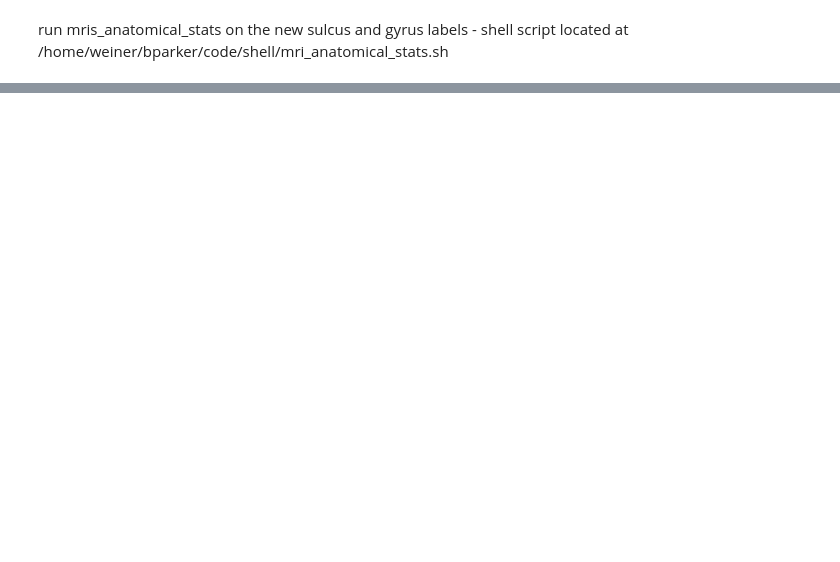
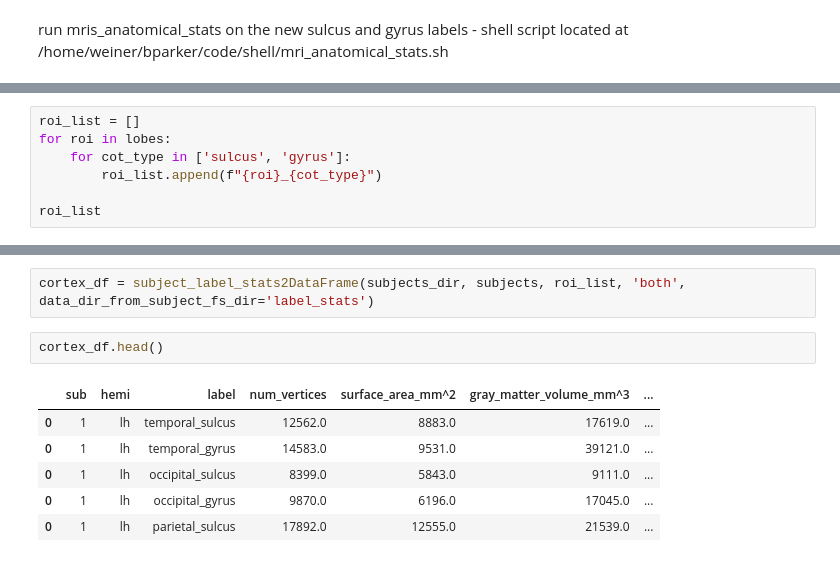
Before and after one commit to b-parker/CNL_scalpel, a Jupyter notebook: notebooks/curvature_difference.ipynb, the cells around one changed output, grey strips where cells are left out. Saved outputs shown, nothing was run; the diff lists cells and outputs as text; blank space fills up the shorter version.

```diff
--- a/notebooks/curvature_difference.ipynb
+++ b/notebooks/curvature_difference.ipynb
@@ -245,0 +242,7 @@ run mris_anatomical_stats on the new sulcus and gyrus labels - shell script loca
+# %%
+roi_list = []
+for roi in lobes:
+    for cot_type in ['sulcus', 'gyrus']:
+        roi_list.append(f"{roi}_{cot_type}")
+
+roi_list
@@ -245,0 +262,11 @@ run mris_anatomical_stats on the new sulcus and gyrus labels - shell script loca
+# %%
+cortex_df = subject_label_stats2DataFrame(subjects_dir, subjects, roi_list, 'both', data_dir_from_subject_fs_dir='label_stats')
+# %%
+cortex_df.head()
+# %% [output]
+|  | sub | hemi | label | num_vertices | surface_area_mm^2 | gray_matter_volume_mm^3 | ... |
+| 0 | 1 | lh | temporal_sulcus | 12562.0 | 8883.0 | 17619.0 | ... |
+| 0 | 1 | lh | temporal_gyrus | 14583.0 | 9531.0 | 39121.0 | ... |
+| 0 | 1 | lh | occipital_sulcus | 8399.0 | 5843.0 | 9111.0 | ... |
+| 0 | 1 | lh | occipital_gyrus | 9870.0 | 6196.0 | 17045.0 | ... |
+| 0 | 1 | lh | parietal_sulcus | 17892.0 | 12555.0 | 21539.0 | ... |
```
Also changed, not shown: parts of 9 cells of this notebook, 1 other file.
